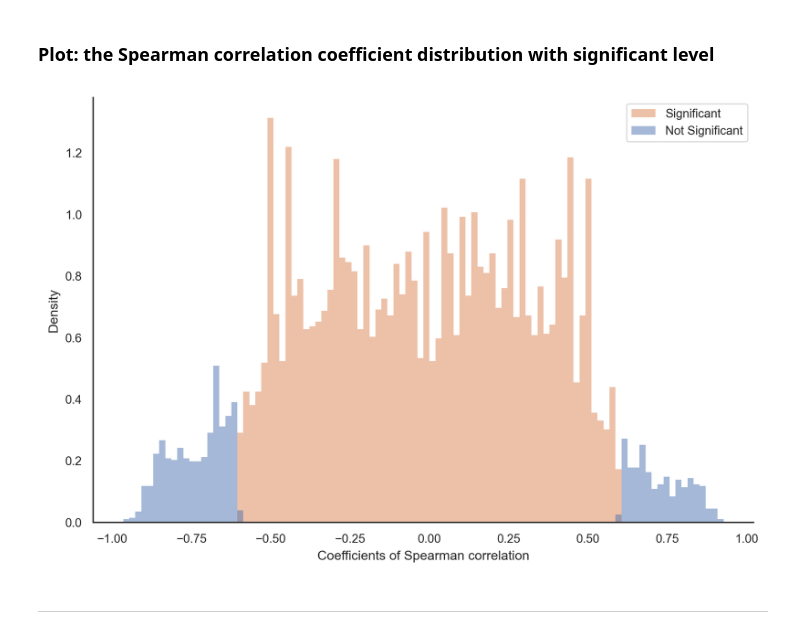
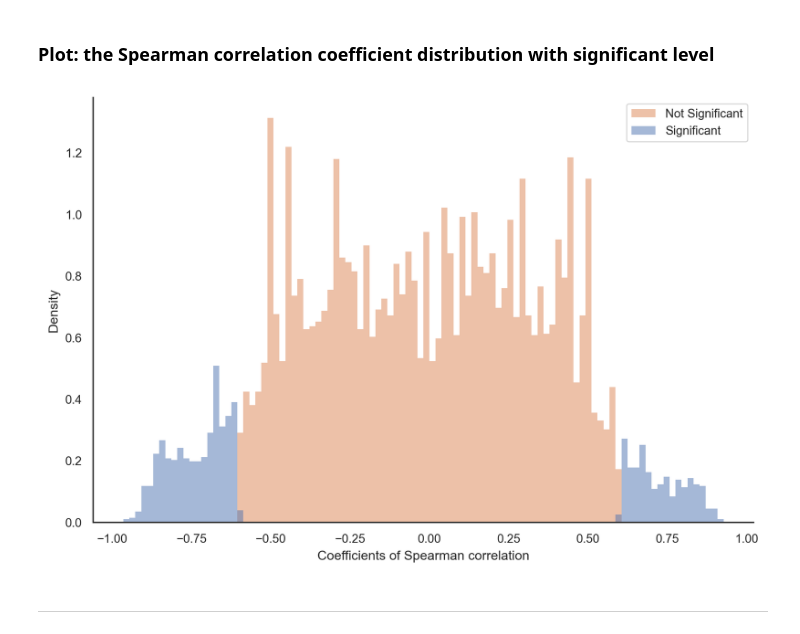
Before and after one commit to acg-team/Single-character-indel-ASR-preserves-long-indels, a Jupyter notebook: mammals_02_dynamic_of_gaps.ipynb, the cells around one changed output. Saved outputs shown, nothing was run; the diff lists cells and outputs as text; code cells hidden in the pictures.

```diff
--- a/mammals_02_dynamic_of_gaps.ipynb
+++ b/mammals_02_dynamic_of_gaps.ipynb
@@ -99,19 +99,19 @@ Count of samples with significant Spearman correlation coefficient and negative
 ### Plot: the Spearman correlation coefficient distribution with significant level
 # %%
 # df_spearman_coef.columns = ['coef','p-val']
-
+df_spearman_coef = pd.read_csv("./02_df_spearman_coef_gappy_w_p_value.csv")
 # Set the significant level
 df_spearman_coef['Significant level'] = pd.cut(df_spearman_coef['p-val'], [0, 0.05, 1], labels=["Significant", "Not significant"])
 #df_spearman_coef
 
 ax = sns.displot(df_spearman_coef, x='coef', hue='Significant level',  #shrink=.8 ,
     bins=100, linewidth=0, kde=False, stat="density",  aspect=1.5,  legend=False)
 ax.set(ylabel='Density', xlabel='Coefficients of Spearman correlation') #title='Distribution of the Spearman Correlation Coefficients on Mammalian Data'
 
-plt.legend(title='', loc='upper right', labels=['Significant', 'Not Significant'])
+plt.legend(title='', loc='upper right', labels=[ 'Not Significant', 'Significant'])
 plt.show(ax)
 # %% [output]
-[figure, old version]
+[figure, new version]
 # %% [markdown]
 ---
 # %% [markdown]
```
Also changed, not shown: parts of 4 cells of this notebook, 3 other files.
